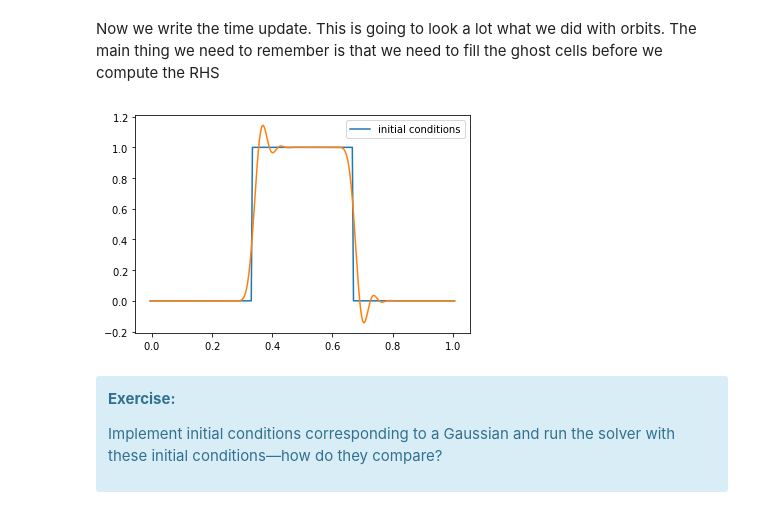
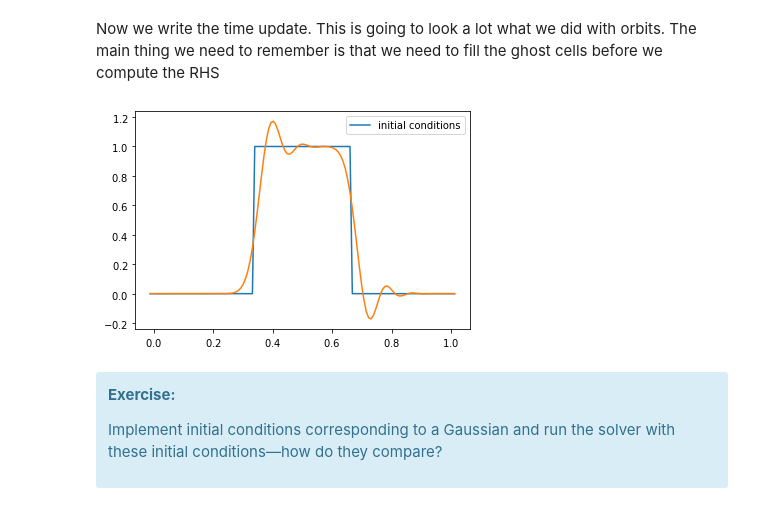
Before and after one commit to zingale/comp_astro_tutorial, a Jupyter notebook: content/05-advection/05-advection-partIII.ipynb, the cells around one changed output. Saved outputs shown, nothing was run; the diff lists cells and outputs as text; code cells hidden in the pictures.

```diff
--- a/content/05-advection/05-advection-partIII.ipynb
+++ b/content/05-advection/05-advection-partIII.ipynb
@@ -75,9 +75,9 @@ There is one additional complication: we need the interface state just outside t
 # %% [markdown]
 To start, we need a class that hold the data on a finite-volume grid and knows how to fill ghost cells on *any array* that lives on our domain.
 # %%
-class FVGrid(object):
+class FVGrid:
 
-    def __init__(self, nx, ng, xmin=0.0, xmax=1.0):
+    def __init__(self, nx, ng=2, xmin=0.0, xmax=1.0):
 
         self.xmin = xmin
         self.xmax = xmax
@@ -202,14 +202,14 @@ def tophat(g):
     g.a[:] = 0.0
     g.a[np.logical_and(g.x >= 1./3, g.x <= 2./3.)] = 1.0
 # %%
-C = 0.1
+C = 0.5
 u = 1.0
-nx = 256
+nx = 128
 
 g = advection_mol(nx, u, C, init_cond=tophat)
 fig = g.plot()
 # %% [output]
-[figure, old version]
+[figure, new version]
 # %% [markdown]
 <div class="alert alert-block alert-info">
 
```
Also changed, not shown: parts of 5 cells of this notebook, 3 other files.
